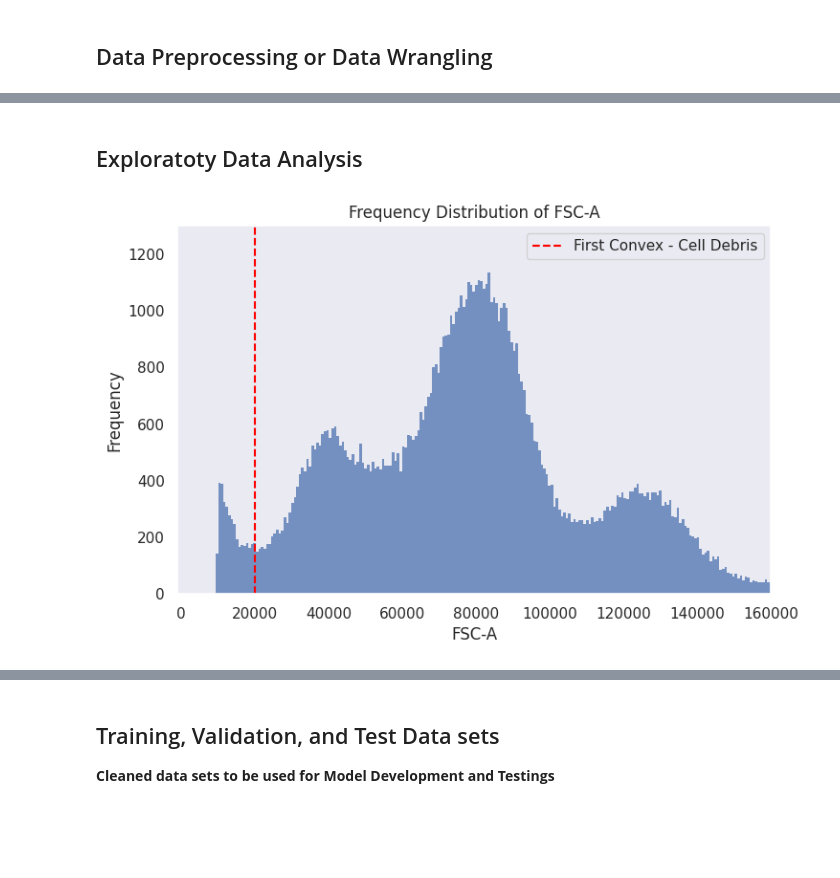
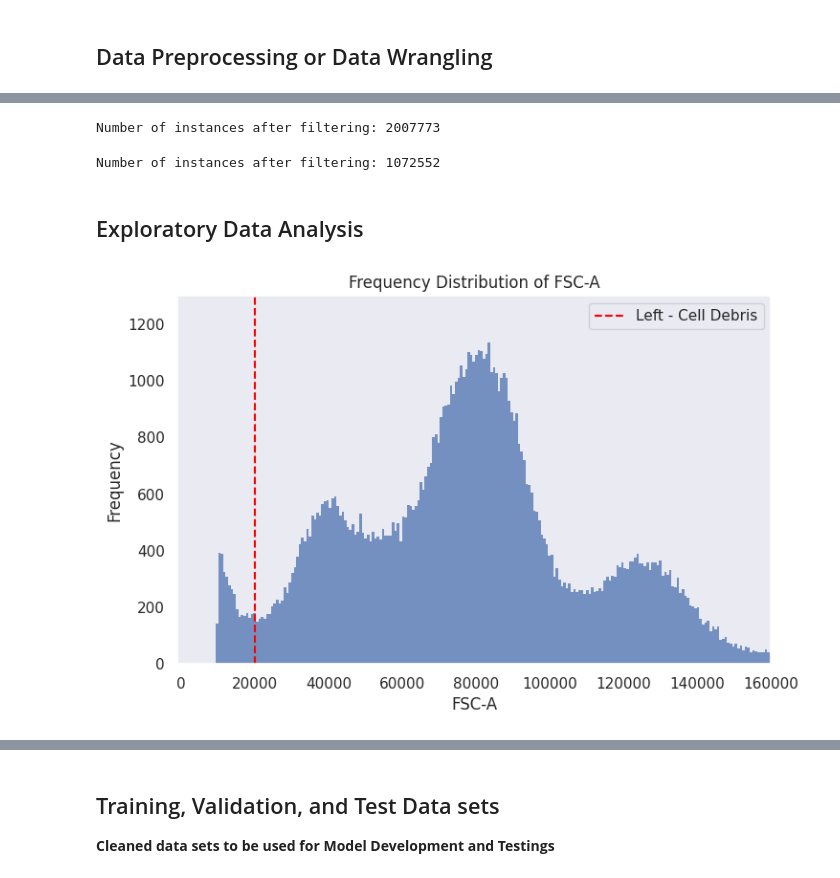
Before and after one commit to vanguardfox/ADS599, a Jupyter notebook: ADS599.ipynb, the cells around one changed output, grey strips where cells are left out. Cells and saved outputs as stored; diff of their text form; code cells hidden in the pictures; blank space fills up the shorter version.

```diff
--- a/ADS599.ipynb
+++ b/ADS599.ipynb
@@ -215,0 +230,18 @@ Number of instances after filtering: 2011565
+# %%
+# Remove instances where SSC is at a certain threshold
+pbmc_s1_df = pbmc_s1_df[(pbmc_s1_df['SSC-A'] > 110) &
+                         (pbmc_s1_df['SSC-A'] < 20000)
+                         ]
+
+# Display the shape of the DataFrame after filtering
+print("Number of instances after filtering:", pbmc_s1_df.shape[0])
+# %% [output]
+Number of instances after filtering: 2007773
+# %%
+# Remove instances where Live Dead UV Blue is below a certain threshold
+pbmc_s1_df = pbmc_s1_df[(pbmc_s1_df['Live Dead UV Blue'] > 350)]
+
+# Display the shape of the DataFrame after filtering
+print("Number of instances after filtering:", pbmc_s1_df.shape[0])
+# %% [output]
+Number of instances after filtering: 1072552
@@ -216,5 +254,5 @@ Number of instances after filtering: 2011565
 # %% [markdown]
-## Exploratoty Data Analysis
+## Exploratory Data Analysis
 # %%
 # Upload Dataset from Google Drive
 pbmc_c = pd.read_csv("pbmc_s1.csv")
@@ -225,27 +263,27 @@ pbmc_c = pbmc_c.sample(n=sample_size, random_state=42)
 # %%
 # Create a histogram
 plt.figure(figsize=(8, 5))
 sns.histplot(pbmc_c['FSC-A'], bins=100000, kde=False)
 
 # Set plot labels and title
 plt.title('Frequency Distribution of FSC-A')
 plt.xlabel('FSC-A')
 plt.ylabel('Frequency')
 
 # Set x and y axis limits
 plt.xlim(-1000, 160000)
 plt.ylim(0, 1300)
 
 # Determine the x-value for the vertical line
-first_convex_x = 20000                        # Change this value based the data
+first_convex_x = 20000                        # Change this value based on the data
 
 # Draw the vertical line
-plt.axvline(x=first_convex_x, color='red', linestyle='--', label='First Convex - Cell Debris')
+plt.axvline(x=first_convex_x, color='red', linestyle='--', label='Left - Cell Debris')
 
 # Add a legend to explain the line
 plt.legend()
 
 # Plot
 plt.show()
 # %% [output]
-[figure, old version]
+[figure, new version]
```
Also changed, not shown: parts of 42 cells of this notebook, 2 other files.
